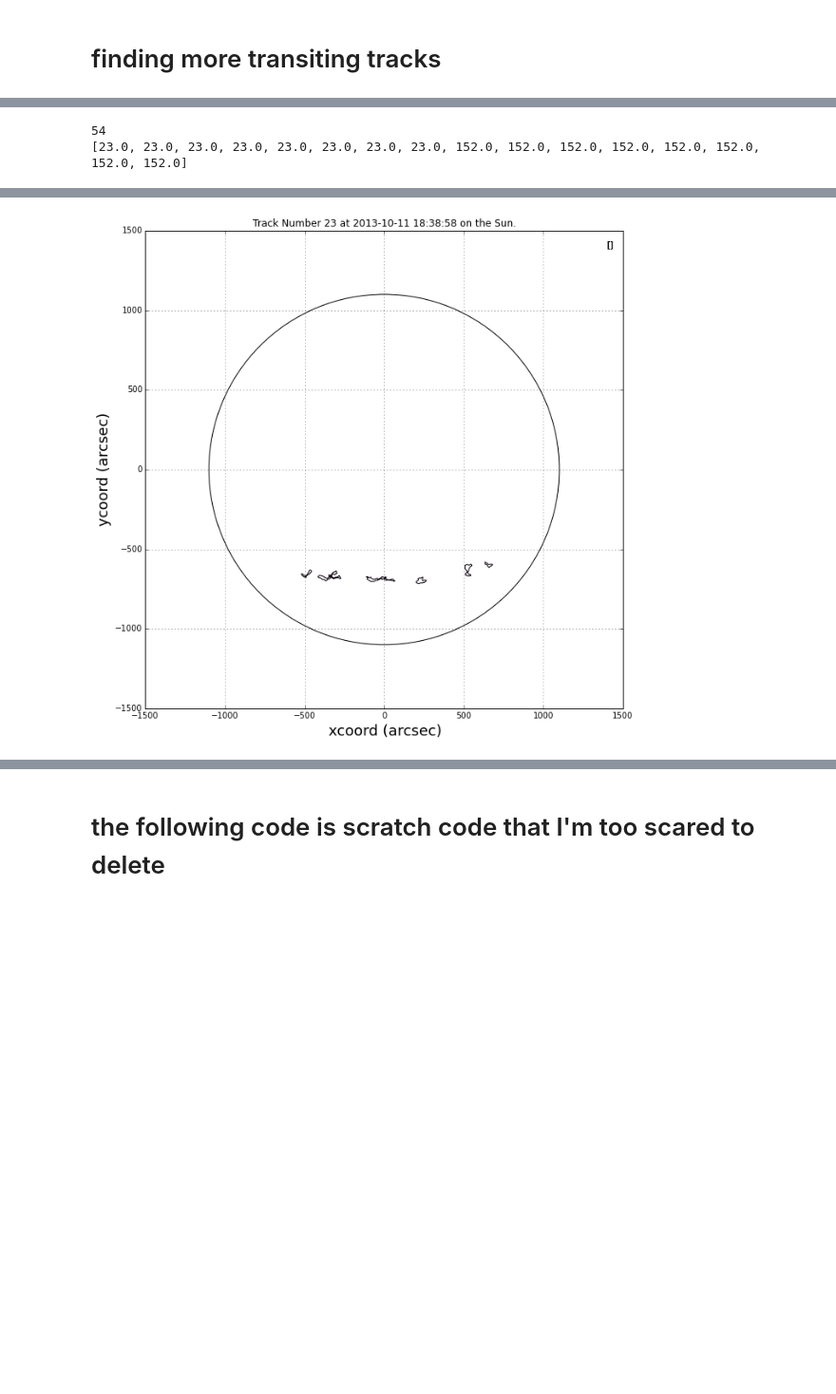
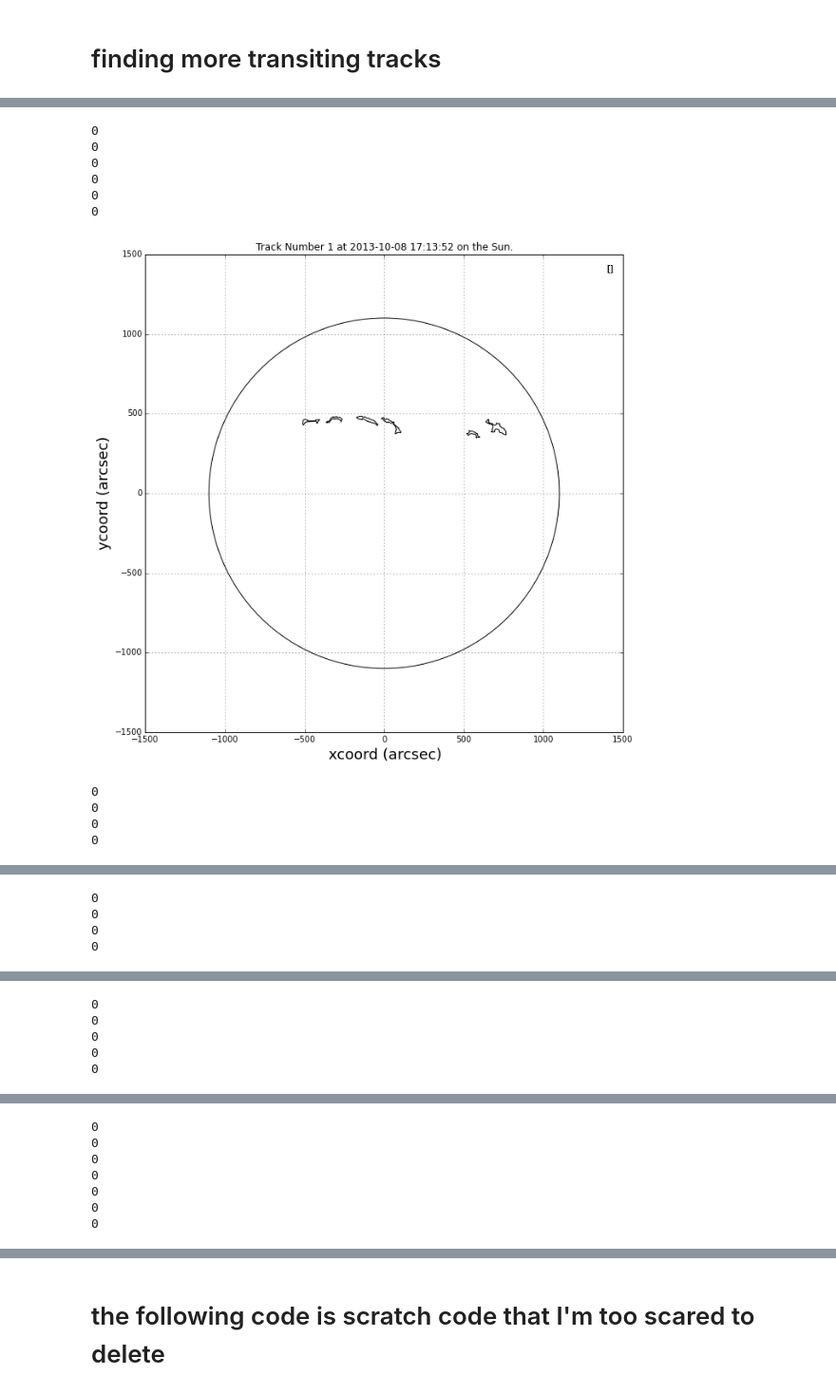
Before and after one commit to Nschanche/Filament_tracking, a Jupyter notebook: Fil_eruption_Oct_2013.ipynb, the cells around one changed output, grey strips where cells are left out. Shown at 95% size. Saved outputs shown, nothing was run; the diff lists cells and outputs as text; code cells hidden in the pictures; blank space fills up the shorter version.

```diff
--- a/Fil_eruption_Oct_2013.ipynb
+++ b/Fil_eruption_Oct_2013.ipynb
@@ -629,7 +649,7 @@ for poly in check_poly1: #plotting those filaments that have eruptions contained
 # %% [markdown]
 # finding more transiting tracks
 # %%
-#### just for fun, trying to find tracks that transit the surface ? more tracks?
+#### just for fun, trying to find tracks that transit the surface
 fi_tracked = pd.read_csv('FIDustinTracked_2013_10.txt',delimiter='\t')
-long_tracks = fi_tracked.groupby('Track No.').filter(lambda x: len(x['Track No.']) >= 8, dropna=False)
+long_tracks = fi_tracked.groupby('Track No.').filter(lambda x: len(x['Track No.']) >= 4, dropna=False)
 # %%
@@ -657,4 +680,5 @@ for item in tracknumbers_oct_2013:
 # %%
+#uploads all track numbers of filaments that already been documented as non-erupting
 tracknumbers_oct_2013_trans=[]
 good_track_no_oct_2013_trans=[]
 with open('Transit_tracks_oct_2013.csv', 'rb') as f:    ###opens the excel document containing confirmed eruption track information
@@ -667,7 +691,8 @@ for i in range(0, 2):
 del tracknumbers_oct_2013_trans[0]
 ##########
 for item in tracknumbers_oct_2013_trans:
-    x=float(item)
-    good_track_no_oct_2013_trans.append(x)  #appends the track numbers as a float to a new list
+    if item != '':
+        x=float(item)
+        good_track_no_oct_2013_trans.append(x)  #appends the track numbers as a float to a new list
 print good_track_no_oct_2013_trans
 # %% [output]
@@ -675,19 +699,0 @@ print good_track_no_oct_2013_trans
-# %%
-big_initial=[]
-big_final=[]
-noerup=[]
-for j in range(len(long_tracks)):
-    if pd.isnull(long_tracks['Track No.'][j]):
-        pass
-    else:
-        big_initial.append(long_tracks['Track No.'][j])
-
-for item in big_initial:
-    if item not in good_track_no_oct_2013_trans and item not in good_track_no_oct_2013:
-        big_final.append(item)
-
-print len(big_initial)
-print big_final
-# %% [output]
-54
-[23.0, 23.0, 23.0, 23.0, 23.0, 23.0, 23.0, 23.0, 152.0, 152.0, 152.0, 152.0, 152.0, 152.0, 152.0, 152.0]
@@ -696,8 +741,7 @@ print big_final
 tot=[]
 unique=[]
 erupind=[]
-big_final_unique=np.unique(big_final)
-for tracks in big_final_unique:
+for tracks in non_erup_filt:
     tot.append(unique)
     unique=[]
     for i in range(0, len(good_tracks)):
@@ -709,7 +753,7 @@ for item in tot:
     norm = mpl.colors.Normalize(vmin=0, vmax=3000)
     cmap = plt.get_cmap('nipy_spectral')
     m = cm.ScalarMappable(norm=norm, cmap=cmap)
-    for thing1 in big_final: #plotting those filaments that have eruptions contained within them
+    for thing1 in non_erup_filt: #plotting those filaments that have eruptions contained within them
         scaleR= m.to_rgba(thing1)
         colorscale2.append(scaleR)
 ####plots eruptions/sun
@@ -717,39 +761,50 @@ for item in tot:
     plt.ylabel('ycoord (arcsec)',fontsize=18)
     plt.xlabel('xcoord (arcsec)',fontsize=18)
     plt.axis([-1500, 1500, -1500, 1500])
-    #filtered4=[eruptions[i] for i in erupind]
-    #longitude = [elem["hpc_x"]for elem in filtered3]
-    #latitude = [elem["hpc_y"] for elem in filtered3]
-    #fig=plt.scatter(longitude,latitude, c = colorscale2,s=50)
     fig1 = plt.gcf()
     Sun=plt.Circle((0,0), radius=1100, color='black', fill=False)
     plt.gcf().gca().add_artist(Sun)
     fig1.set_size_inches(10.5,10.5)
     ax = fig1.add_subplot(111)
     ax.set_aspect('equal')
         ##############################
     for i in range(0, len(item)):
         j=item[i]
         trnum=  good_tracks['Track No.'][j]
         stime=  good_tracks['HEK_time'][j]
         for thing1 in corresponding:
             if thing1[0] == trnum:
-                erupind.append(thing1[1])
+                erupind=[]
+                #erupind.append(thing1[1])
         verup=[indices[i] for i in erupind]   #getting the eruption index from a list of possible indices
         erupind=[]
         filtered4=[eruptions[k] for k in verup]
         longitude = [elem["hpc_x"]for elem in filtered4]
         latitude = [elem["hpc_y"] for elem in filtered4]
         erup_t = [elem["event_starttime"] for elem in filtered4]
         for thing2 in erup_t:
             tim = (parse_time(thing2))
         plt.text(1400,1400,str(erup_t))
         fig=plt.scatter(longitude,latitude, c = 'grey',s=50)
         scale2=m.to_rgba(good_tracks['Track No.'][j])
         plot_polygon=plt.Polygon(loads(good_tracks['HPC_BB_Poly'][j]).exterior,color=scale2,linewidth=1,fill=None)
         fig1.gca().add_artist(plot_polygon)
+        print len(verup)
         plt.title('Track Number %(Trackno)d at %(starttime)s on the Sun.' % {"Trackno" : trnum, "starttime": stime})
+    #if len(verup) == 0:
     plt.show()
+    #else:
+        #pass
 # %% [output]
 [figure]
+0
+0
+0
+0
+0
+0
-[figure, old version]
+[figure, new version]
+0
+0
+0
+0
@@ -755,0 +812,4 @@ for item in tot:
+0
+0
+0
+0
@@ -755,0 +817,5 @@ for item in tot:
+0
+0
+0
+0
+0
@@ -755,0 +823,7 @@ for item in tot:
+0
+0
+0
+0
+0
+0
+0
```
Also changed, not shown: parts of 9 cells of this notebook, 1 other file.
